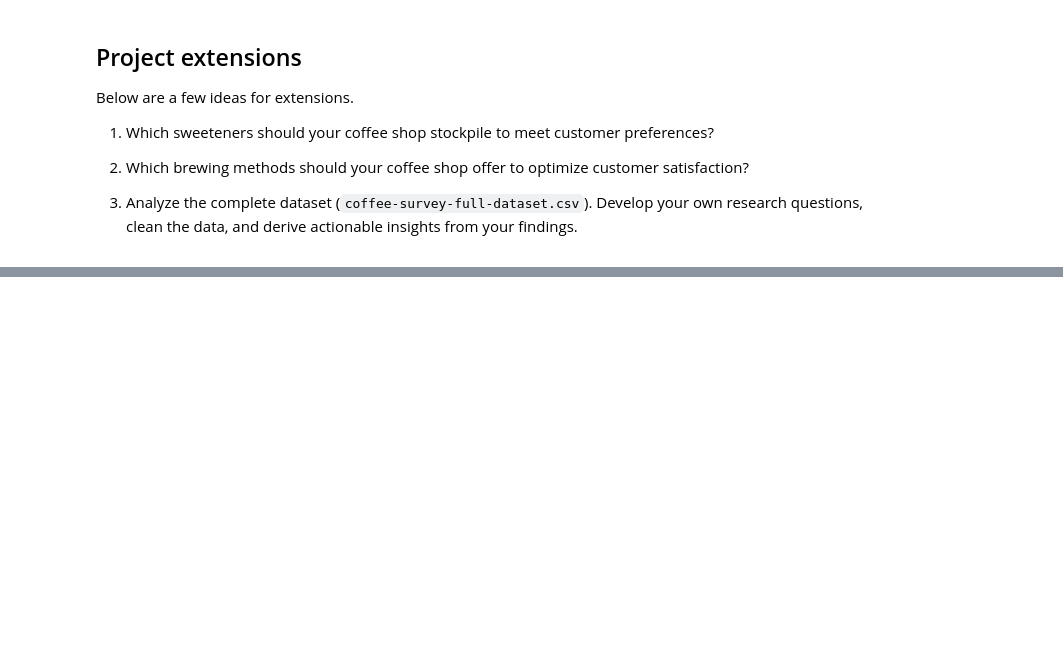
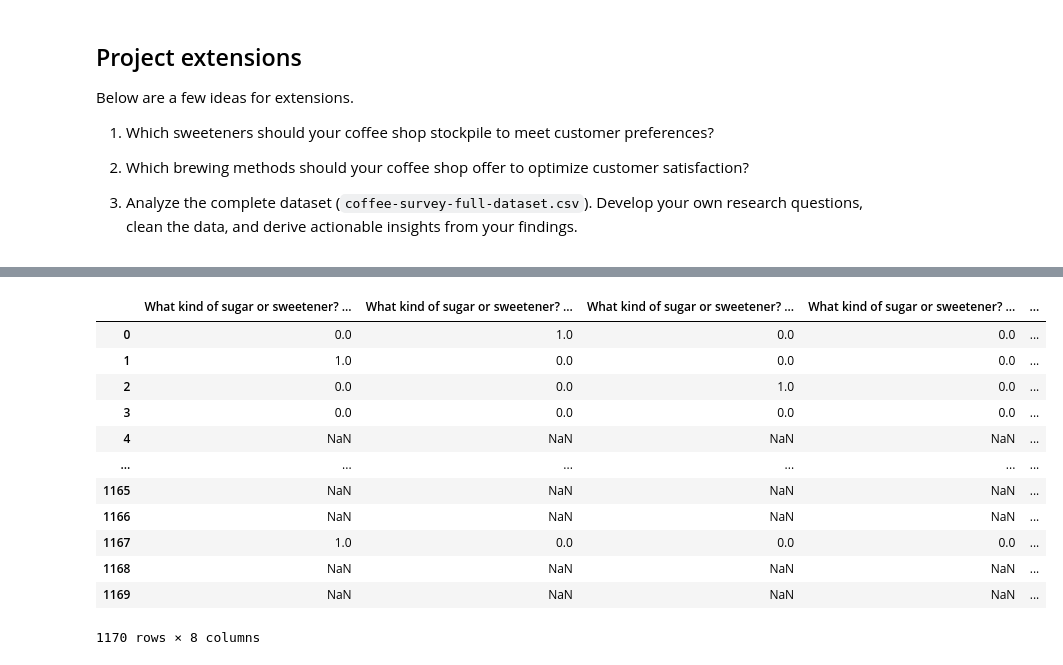
Before and after one commit to teubragaa/Data-Science-with-Python---Data-Cleaning, a Jupyter notebook: coffee-survey-project/notebooks/coffee-survey-project.ipynb, the cells around one changed output, grey strips where cells are left out. Saved outputs shown, nothing was run; the diff lists cells and outputs as text; code cells hidden in the pictures; blank space fills up the shorter version.

```diff
--- a/coffee-survey-project/notebooks/coffee-survey-project.ipynb
+++ b/coffee-survey-project/notebooks/coffee-survey-project.ipynb
@@ -283,0 +312,28 @@ Below are a few ideas for extensions.
+# %%
+needed_columns = [
+    "What kind of sugar or sweetener? (Granulated Sugar)",
+    "What kind of sugar or sweetener? (Artificial Sweetener)",
+    "What kind of sugar or sweetener? (Honey)",
+    "What kind of sugar or sweetener? (Maple Syrup)",
+    "What kind of sugar or sweetener? (Stevia)",
+    "What kind of sugar or sweetener? (Agave Nectar)",
+    "What kind of sugar or sweetener? (Brown Sugar)",
+    "What kind of sugar or sweetener? (Raw Sugar)",
+]
+
+sweetener = pe1[needed_columns]
+sweetener
+# %% [output]
+|  | What kind of sugar or sweetener? ... | What kind of sugar or sweetener? ... | What kind of sugar or sweetener? ... | What kind of sugar or sweetener? ... | ... |
+| 0 | 0.0 | 1.0 | 0.0 | 0.0 | ... |
+| 1 | 1.0 | 0.0 | 0.0 | 0.0 | ... |
+| 2 | 0.0 | 0.0 | 1.0 | 0.0 | ... |
+| 3 | 0.0 | 0.0 | 0.0 | 0.0 | ... |
+| 4 | NaN | NaN | NaN | NaN | ... |
+| ... | ... | ... | ... | ... | ... |
+| 1165 | NaN | NaN | NaN | NaN | ... |
+| 1166 | NaN | NaN | NaN | NaN | ... |
+| 1167 | 1.0 | 0.0 | 0.0 | 0.0 | ... |
+| 1168 | NaN | NaN | NaN | NaN | ... |
+| 1169 | NaN | NaN | NaN | NaN | ... |
+1170 rows × 8 columns
```
Also changed, not shown: parts of 24 cells of this notebook.
